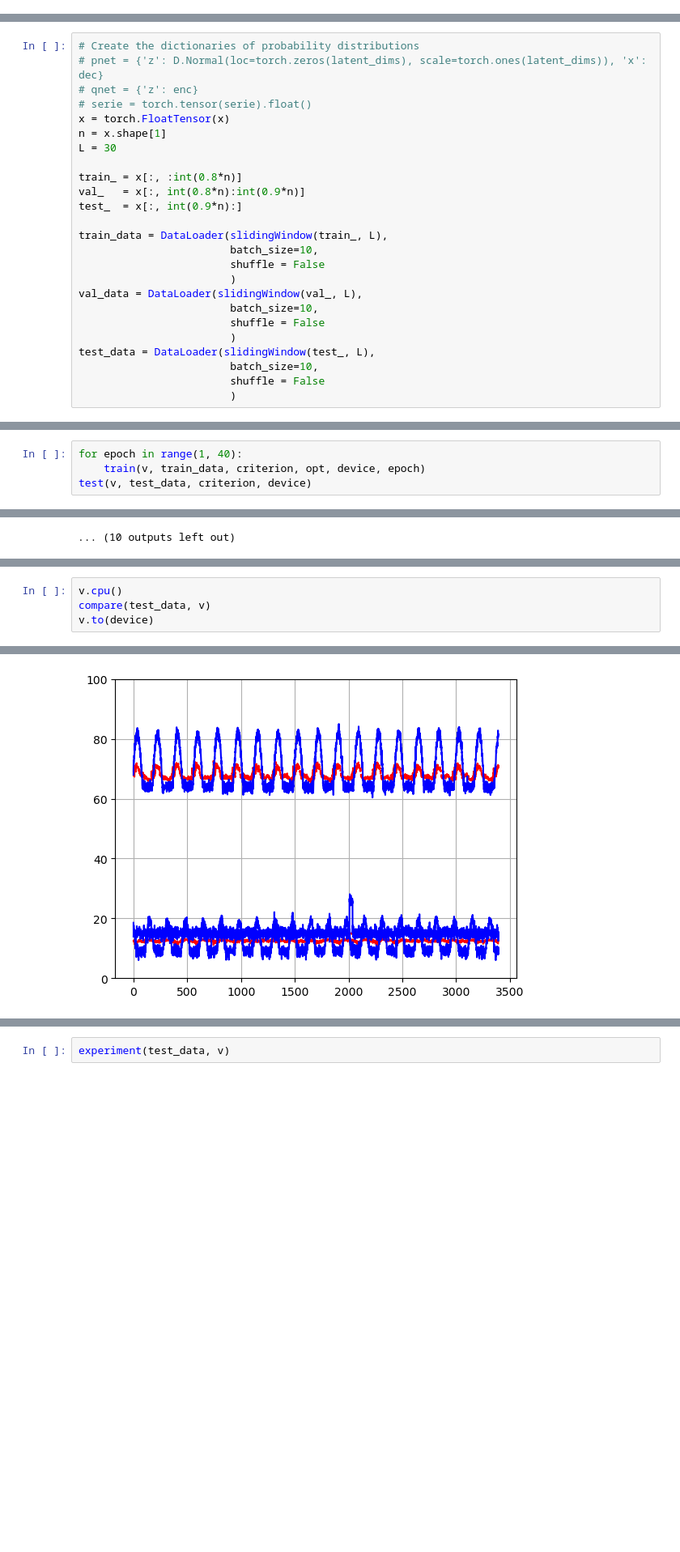
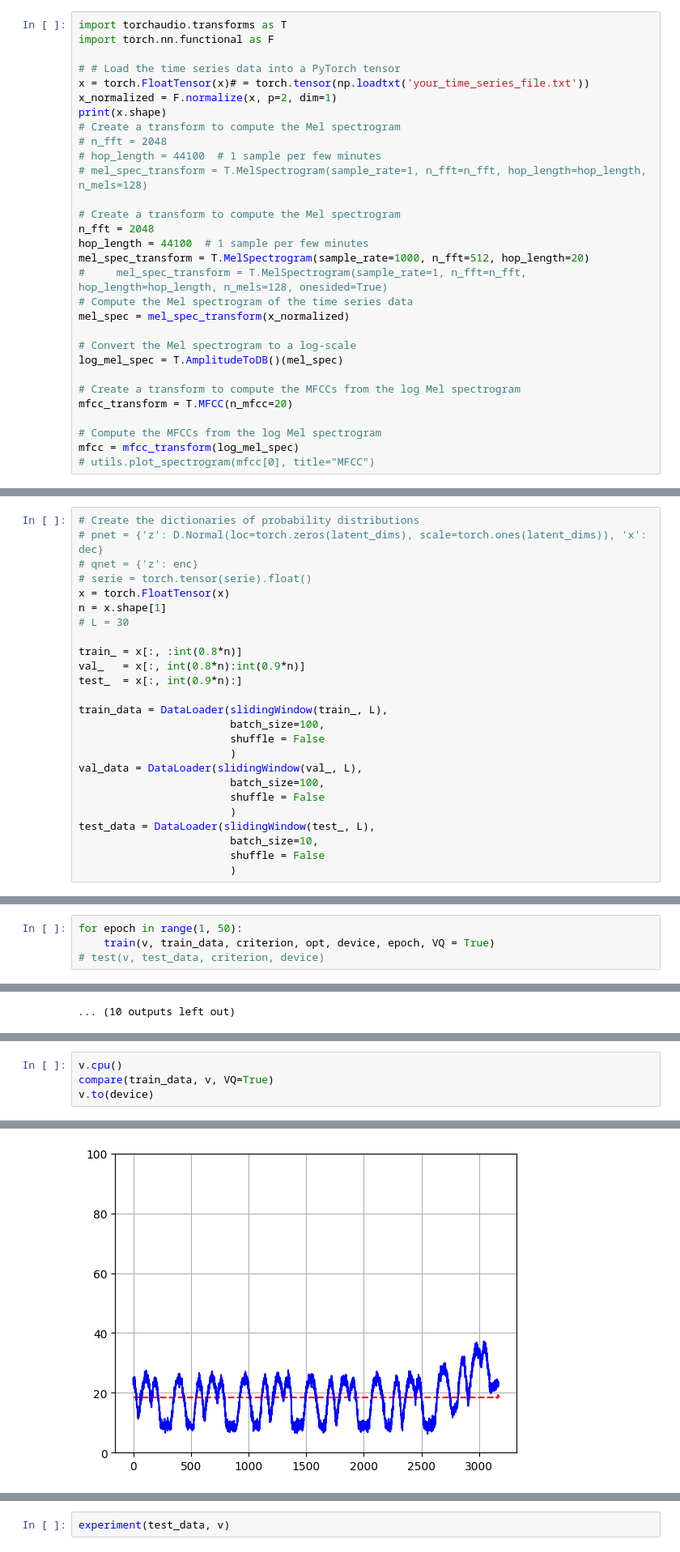
Before and after one commit to AnisKadri/VAE, a Jupyter notebook: draft_pipe.ipynb, the cells around one changed output, grey strips where cells are left out. Shown at 81% size. Drawn from its saved outputs; the diff is of its cells as text; blank space fills up the shorter version.

```diff
--- a/draft_pipe.ipynb
+++ b/draft_pipe.ipynb
@@ -106,0 +132,30 @@ X.show()
+# %%
+import torchaudio.transforms as T
+import torch.nn.functional as F
+
+# # Load the time series data into a PyTorch tensor
+x = torch.FloatTensor(x)# = torch.tensor(np.loadtxt('your_time_series_file.txt'))
+x_normalized = F.normalize(x, p=2, dim=1)
+print(x.shape)
+# Create a transform to compute the Mel spectrogram
+# n_fft = 2048
+# hop_length = 44100  # 1 sample per few minutes
+# mel_spec_transform = T.MelSpectrogram(sample_rate=1, n_fft=n_fft, hop_length=hop_length, n_mels=128)
+
+# Create a transform to compute the Mel spectrogram
+n_fft = 2048
+hop_length = 44100  # 1 sample per few minutes
+mel_spec_transform = T.MelSpectrogram(sample_rate=1000, n_fft=512, hop_length=20)
+#     mel_spec_transform = T.MelSpectrogram(sample_rate=1, n_fft=n_fft, hop_length=hop_length, n_mels=128, onesided=True)
+# Compute the Mel spectrogram of the time series data
+mel_spec = mel_spec_transform(x_normalized)
+
+# Convert the Mel spectrogram to a log-scale
+log_mel_spec = T.AmplitudeToDB()(mel_spec)
+
+# Create a transform to compute the MFCCs from the log Mel spectrogram
+mfcc_transform = T.MFCC(n_mfcc=20)
+
+# Compute the MFCCs from the log Mel spectrogram
+mfcc = mfcc_transform(log_mel_spec)
+# utils.plot_spectrogram(mfcc[0], title="MFCC")
@@ -185,18 +247,18 @@ This cell is for splitting the Data and creating a Dataloader for each set. The
 # serie = torch.tensor(serie).float()
 x = torch.FloatTensor(x)
 n = x.shape[1]
-L = 30
+# L = 30
 
 train_ = x[:, :int(0.8*n)]
 val_   = x[:, int(0.8*n):int(0.9*n)]
 test_  = x[:, int(0.9*n):]
 
 train_data = DataLoader(slidingWindow(train_, L),
-                        batch_size=10,
+                        batch_size=100,
                         shuffle = False
                         )
 val_data = DataLoader(slidingWindow(val_, L),
-                        batch_size=10,
+                        batch_size=100,
                         shuffle = False
                         )
 test_data = DataLoader(slidingWindow(test_, L),
@@ -207,7 +269,7 @@ test_data = DataLoader(slidingWindow(test_, L),
 ## Training
 The data is trained using the train class for 100 epochs. A hyperparameter optimisation can be also run (needs gpu)
 # %%
-for epoch in range(1, 40):
-    train(v, train_data, criterion, opt, device, epoch)
-test(v, test_data, criterion, device)
+for epoch in range(1, 50):
+    train(v, train_data, criterion, opt, device, epoch, VQ = True)
+# test(v, test_data, criterion, device)
 # %% [output]
@@ -371,6 +444,6 @@ Train Epoch: 29 [3000/3396 (88%)]       Loss: 546.024609
 The Sliders on the bottom control the values of each $z$ to see the effect it has on the reconstruction. both plots react to the change of $z$ values.
 # %%
 v.cpu()
-compare(test_data, v)
+compare(train_data, v, VQ=True)
 v.to(device)
 # %% [output]
@@ -377,4 +467,4 @@ v.to(device)
-[figure, old version]
+[figure, new version]
 # %%
 compare(test_data, v)
 # %% [output]
```
Also changed, not shown: parts of 35 cells of this notebook, 2 other files.
